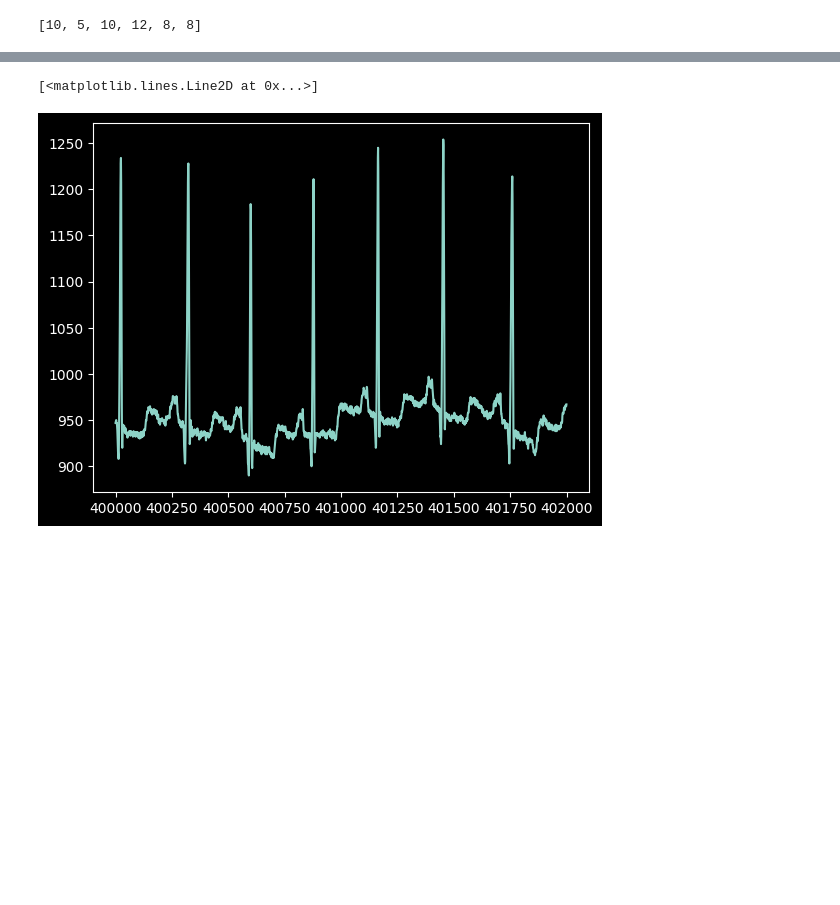
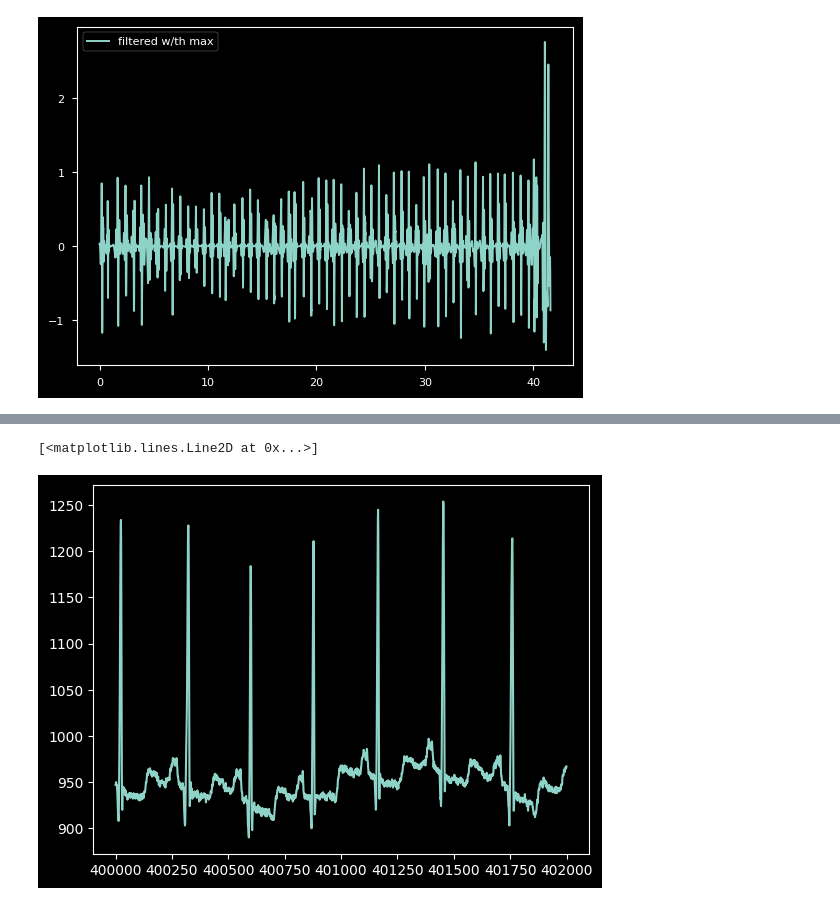
Before and after one commit to JBatRey/tp4assd, a Jupyter notebook: denoise.ipynb, the cells around one changed output, grey strips where cells are left out. Cells and saved outputs as stored; diff of their text form; code cells hidden in the pictures; blank space fills up the shorter version.

```diff
--- a/denoise.ipynb
+++ b/denoise.ipynb
@@ -120,24 +221,42 @@ def wav_filter_lvl6(signal,wavelet = 'db4'):
     ecg_filtered = pywt.waverec(new_coeffs, wavelet)
     return ecg_filtered
 
+def wav_filter_lvl6_v2(signal,wavelet = 'db4'):
+    # Define wavelet and level of decomposition
 
-def wav_filter_lvl9(signal,wavelet = 'db4'):
-    # Define wavelet and level of decomposition
-    level = 9
+    level = 6
 
     # Perform wavelet decomposition
     coeffs = pywt.wavedec(signal, wavelet, level=level)
     new_coeffs = []
     for id, coef in enumerate(coeffs):
 
-        if id == 4 or id == 5:
-            ncoef = pywt.threshold(np.array(coef), 0.2*mean(abs(coef)), 'soft')
+        if id==2 or id ==1:
+            ncoef = pywt.threshold(np.array(coef), 0.2*np.max(abs(coef)), 'hard')
             new_coeffs.append(np.array(ncoef))
-        elif id==6:
-            ncoef = pywt.threshold(np.array(coef), mean(abs(coef)), 'soft')
+        elif id ==3:
+            ncoef = pywt.threshold(np.array(coef), 0.4*np.max(abs(coef)), 'soft')
             new_coeffs.append(np.array(ncoef))
         else:
             new_coeffs.append(np.zeros(len(coef)))
 
     ecg_filtered = pywt.waverec(new_coeffs, wavelet)
     return ecg_filtered
+
+def wav_filter_lvl6_v3(signal,wavelet = 'db4'):
+    # Define wavelet and level of decomposition
+
+    level = 6
+
+    # Perform wavelet decomposition
+    coeffs = pywt.wavedec(signal, wavelet, level=level)
+    new_coeffs = []
+    for id, coef in enumerate(coeffs):
+
+        if id==2 or id ==1 or id==3:
+            new_coeffs.append(np.array(coef))
+        else:
+            new_coeffs.append(np.zeros(len(coef)))
+
+    ecg_filtered = pywt.waverec(new_coeffs, wavelet)
+    return ecg_filtered
@@ -223,31 +262,0 @@ plt.show()
-# %%
-def redistribute_values(lst, bounds, minval):
-    i = 0
-    while i < len(lst):
-        if lst[i] < minval:
-            if i == 0:
-                lst[1] += lst.pop(0)
-                bounds.pop(1)
-            elif i == len(lst) - 1:
-                lst[i-1] += lst.pop(i)
-                bounds.pop(i+1)
-                i -= 1
-            else:
-                if lst[i-1] <= lst[i+1]:
-                    lst[i-1] += lst.pop(i)
-                    bounds.pop(i+1)
-                    i -= 1
-                else:
-                    lst[i+1] += lst.pop(i)
-                    bounds.pop(i+1)
-        else:
-            i += 1
-
-# Example usage
-values = [10, 5, 7, 3, 12, 8, 6, 2]
-minval = 4
-
-redistribute_values(values, minval)
-print(values)
-# %% [output]
-[10, 5, 10, 12, 8, 8]
@@ -253,0 +305,14 @@ print(values)
+# %%
+seg1 = segments[0]
+t = np.linspace(0, len(seg1)/360, len(seg1))
+#plt.plot(t, seg1[:1500], label='original')
+
+#plt.plot(t, (wav_filter_lvl6_v3(seg1, 'db4')[:1500]), label='filtered w/th mean')
+
+plt.plot(t, (wav_filter_lvl6_v2(seg1, 'db4')), label='filtered w/th max')
+#plt.plot(t, (wav_filter_lvl6(seg1, 'db4')[:1500]), label='filteres w/o. th.')
+
+plt.legend()
+plt.show()
+# %% [output]
+[figure, added]
```
Also changed, not shown: parts of 22 cells of this notebook, 11 other files.
